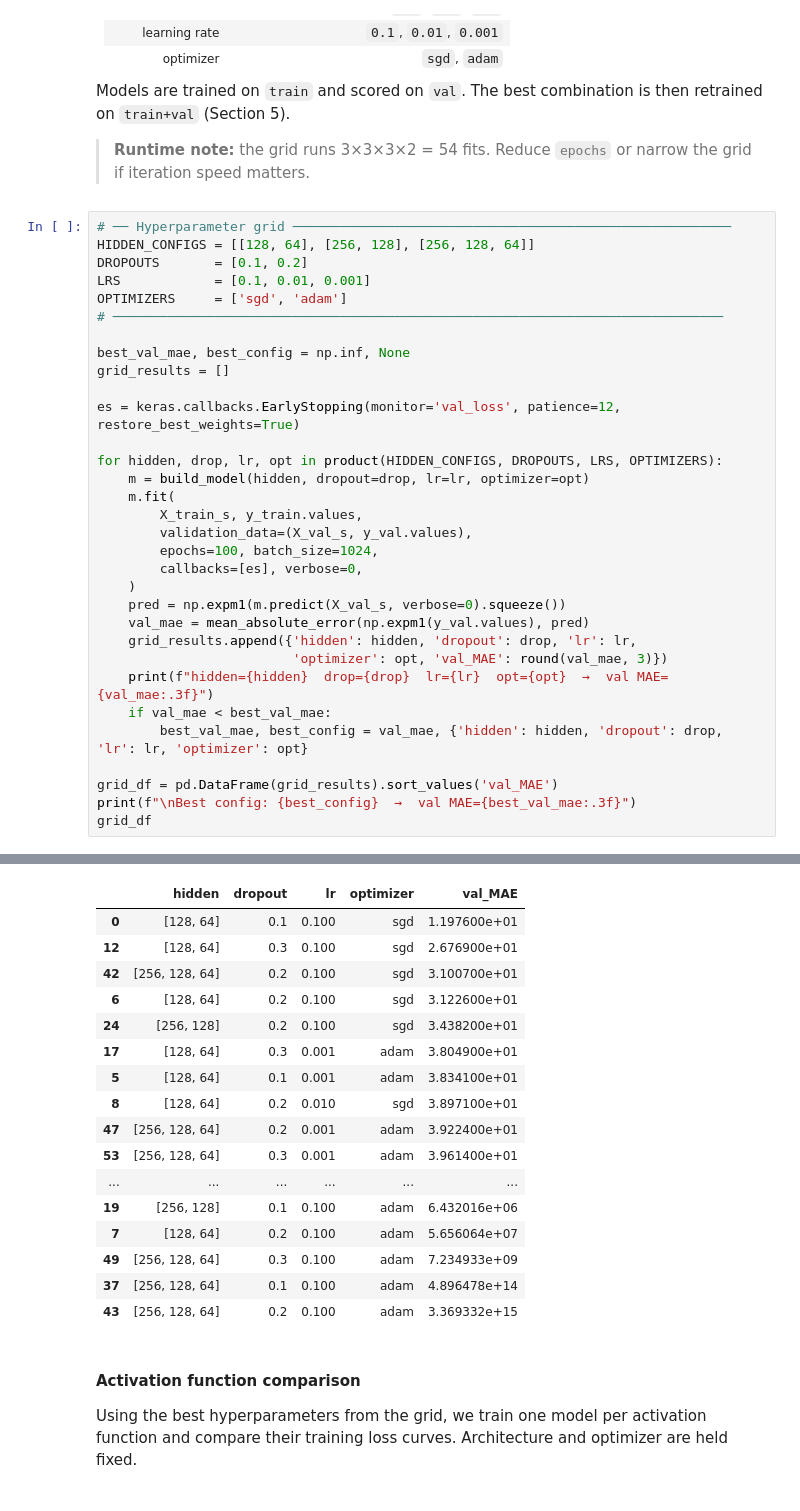
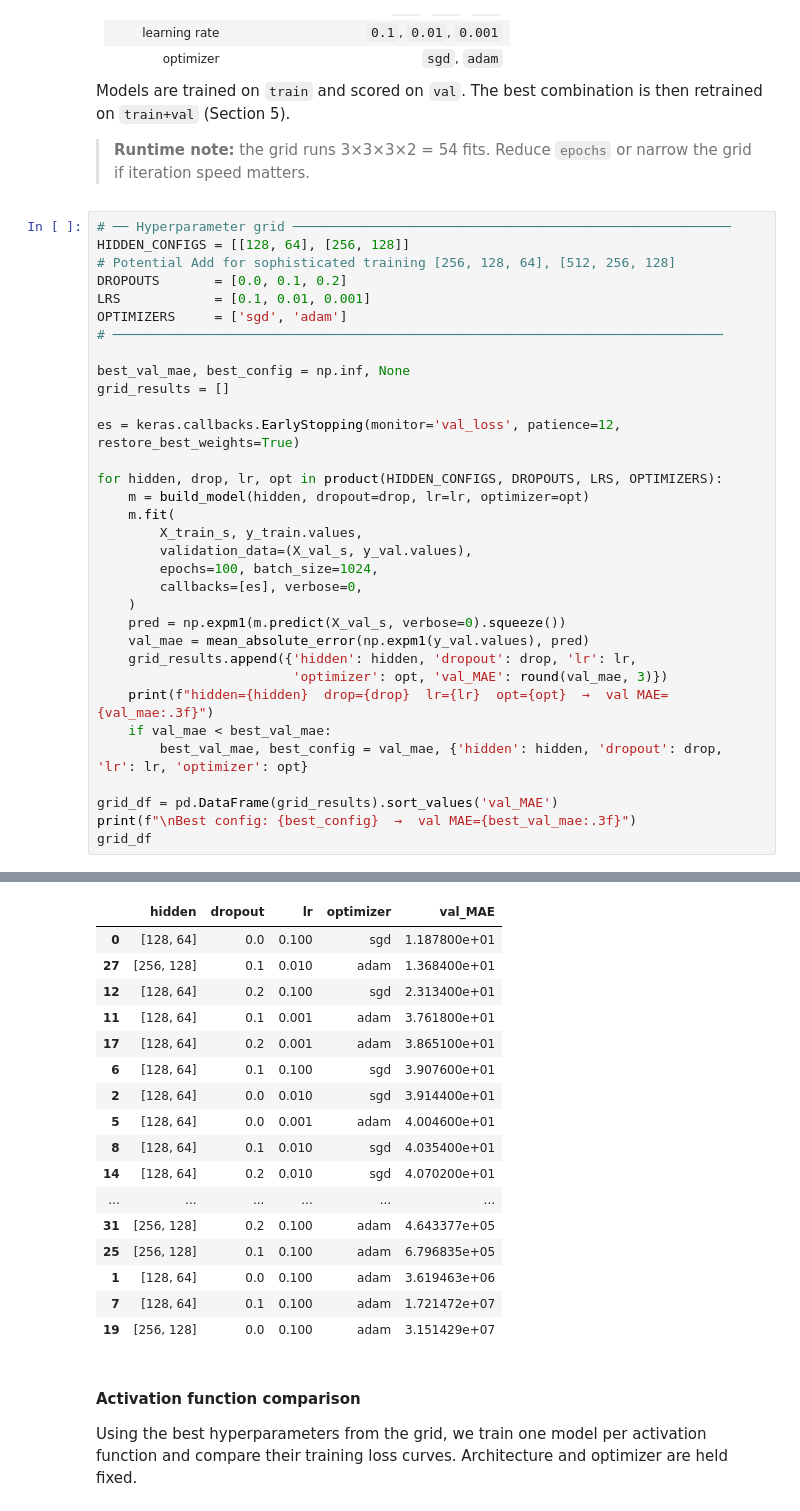
Before and after one commit to timoerc/AAA26-Chicago-Mobility, a Jupyter notebook: notebooks/05b_nn.ipynb, the cells around one changed output, grey strips where cells are left out. Cells and saved outputs as stored; diff of their text form.

```diff
--- a/notebooks/05b_nn.ipynb
+++ b/notebooks/05b_nn.ipynb
@@ -161,8 +161,9 @@ retrained on `train+val` (Section 5).
 > if iteration speed matters.
 # %%
 # ── Hyperparameter grid ────────────────────────────────────────────────────────
-HIDDEN_CONFIGS = [[128, 64], [256, 128], [256, 128, 64]]
-DROPOUTS       = [0.1, 0.2]
+HIDDEN_CONFIGS = [[128, 64], [256, 128]]
+# Potential Add for sophisticated training [256, 128, 64], [512, 256, 128]
+DROPOUTS       = [0.0, 0.1, 0.2]
 LRS            = [0.1, 0.01, 0.001]
 OPTIMIZERS     = ['sgd', 'adam']
 # ──────────────────────────────────────────────────────────────────────────────
@@ -212,20 +213,20 @@ Best config: {'hidden': [128, 64], 'dropout': 0.1, 'lr': 0.1, 'optimizer': 'sgd'
 |  | hidden | dropout | lr | optimizer | val_MAE |
-| 0 | [128, 64] | 0.1 | 0.100 | sgd | 1.197600e+01 |
-| 12 | [128, 64] | 0.3 | 0.100 | sgd | 2.676900e+01 |
-| 42 | [256, 128, 64] | 0.2 | 0.100 | sgd | 3.100700e+01 |
-| 6 | [128, 64] | 0.2 | 0.100 | sgd | 3.122600e+01 |
-| 24 | [256, 128] | 0.2 | 0.100 | sgd | 3.438200e+01 |
-| 17 | [128, 64] | 0.3 | 0.001 | adam | 3.804900e+01 |
-| 5 | [128, 64] | 0.1 | 0.001 | adam | 3.834100e+01 |
-| 8 | [128, 64] | 0.2 | 0.010 | sgd | 3.897100e+01 |
-| 47 | [256, 128, 64] | 0.2 | 0.001 | adam | 3.922400e+01 |
-| 53 | [256, 128, 64] | 0.3 | 0.001 | adam | 3.961400e+01 |
+| 0 | [128, 64] | 0.0 | 0.100 | sgd | 1.187800e+01 |
+| 27 | [256, 128] | 0.1 | 0.010 | adam | 1.368400e+01 |
+| 12 | [128, 64] | 0.2 | 0.100 | sgd | 2.313400e+01 |
+| 11 | [128, 64] | 0.1 | 0.001 | adam | 3.761800e+01 |
+| 17 | [128, 64] | 0.2 | 0.001 | adam | 3.865100e+01 |
+| 6 | [128, 64] | 0.1 | 0.100 | sgd | 3.907600e+01 |
+| 2 | [128, 64] | 0.0 | 0.010 | sgd | 3.914400e+01 |
+| 5 | [128, 64] | 0.0 | 0.001 | adam | 4.004600e+01 |
+| 8 | [128, 64] | 0.1 | 0.010 | sgd | 4.035400e+01 |
+| 14 | [128, 64] | 0.2 | 0.010 | sgd | 4.070200e+01 |
 | ... | ... | ... | ... | ... | ... |
-| 19 | [256, 128] | 0.1 | 0.100 | adam | 6.432016e+06 |
-| 7 | [128, 64] | 0.2 | 0.100 | adam | 5.656064e+07 |
-| 49 | [256, 128, 64] | 0.3 | 0.100 | adam | 7.234933e+09 |
-| 37 | [256, 128, 64] | 0.1 | 0.100 | adam | 4.896478e+14 |
-| 43 | [256, 128, 64] | 0.2 | 0.100 | adam | 3.369332e+15 |
+| 31 | [256, 128] | 0.2 | 0.100 | adam | 4.643377e+05 |
+| 25 | [256, 128] | 0.1 | 0.100 | adam | 6.796835e+05 |
+| 1 | [128, 64] | 0.0 | 0.100 | adam | 3.619463e+06 |
+| 7 | [128, 64] | 0.1 | 0.100 | adam | 1.721472e+07 |
+| 19 | [256, 128] | 0.0 | 0.100 | adam | 3.151429e+07 |
 # %% [markdown]
 #### Activation function comparison
 
```
Also changed, not shown: parts of 5 cells of this notebook.
